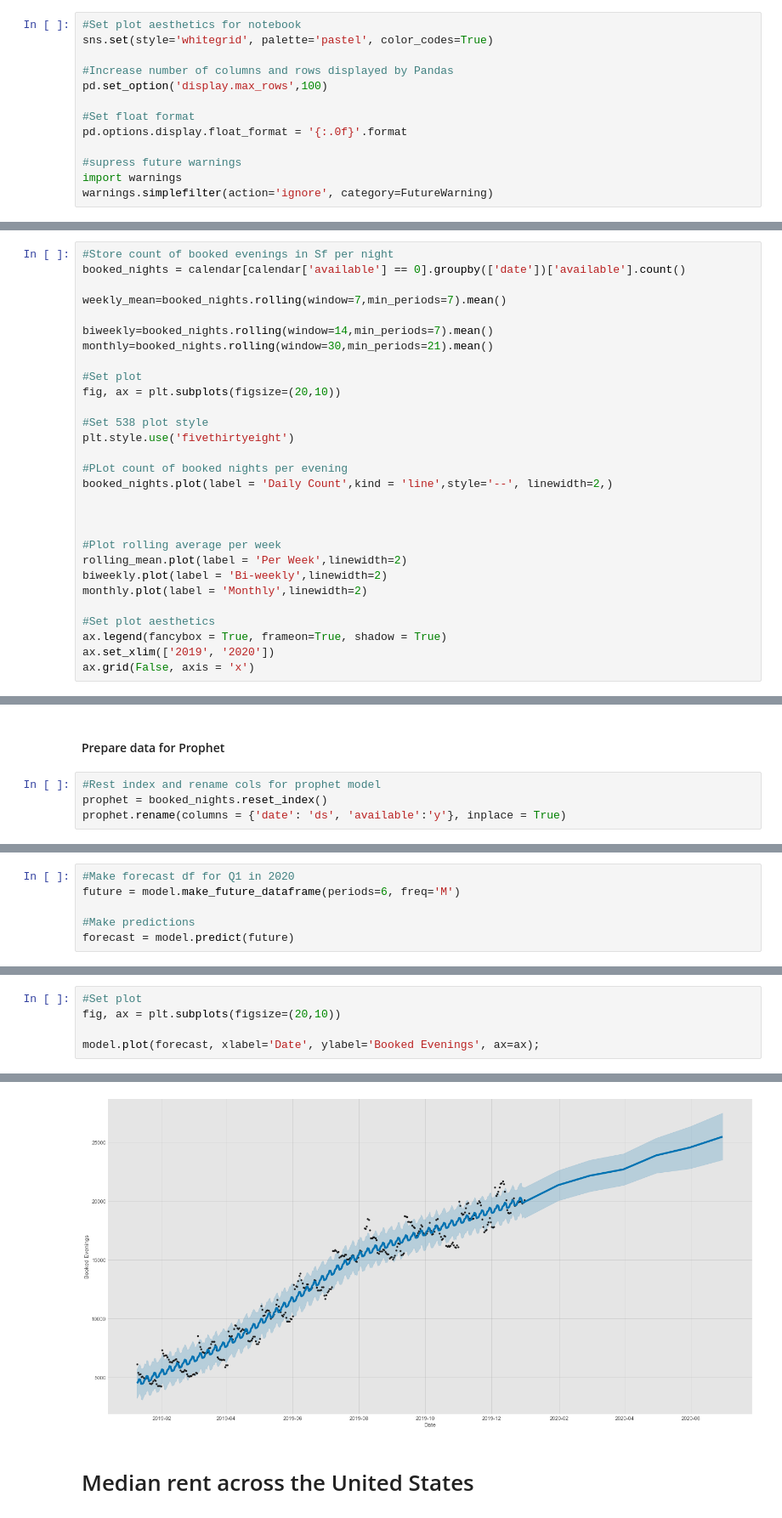
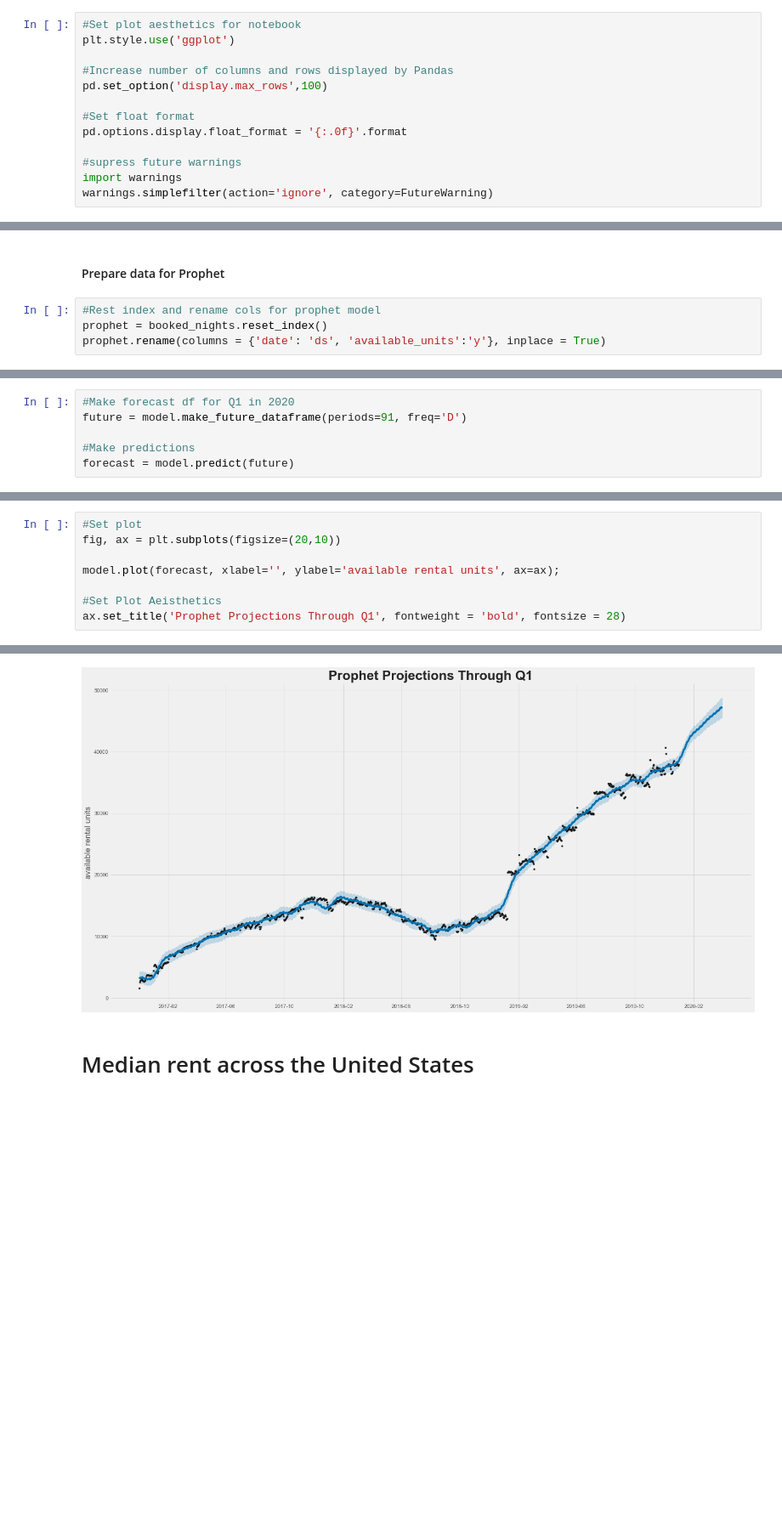
Before and after one commit to KishenSharma6/Airbnb-Analysis, a Jupyter notebook: Project Codes/05. Modeling/2020_0214_Calendar_TimeSeries.ipynb, the cells around one changed output, grey strips where cells are left out. Shown at 85% size. Saved outputs shown, nothing was run; the diff lists cells and outputs as text; blank space fills up the shorter version.

```diff
--- a/Project Codes/05. Modeling/2020_0214_Calendar_TimeSeries.ipynb
+++ b/Project Codes/05. Modeling/2020_0214_Calendar_TimeSeries.ipynb
@@ -33,7 +33,7 @@ zillow = pd.read_csv(path + '2020_0130_Zillow_Cleaned.csv', parse_dates=['Date']
 **Set notebook preferences**
 # %%
 #Set plot aesthetics for notebook
-sns.set(style='whitegrid', palette='pastel', color_codes=True)
+plt.style.use('ggplot')
 
 #Increase number of columns and rows displayed by Pandas
 pd.set_option('display.max_rows',100)
@@ -114,29 +157,0 @@ zillow.head()
-# %%
-#Store count of booked evenings in Sf per night
-booked_nights = calendar[calendar['available'] == 0].groupby(['date'])['available'].count()
-
-weekly_mean=booked_nights.rolling(window=7,min_periods=7).mean()
-
-biweekly=booked_nights.rolling(window=14,min_periods=7).mean()
-monthly=booked_nights.rolling(window=30,min_periods=21).mean()
-
-#Set plot
-fig, ax = plt.subplots(figsize=(20,10))
-
-#Set 538 plot style
-plt.style.use('fivethirtyeight')
-
-#PLot count of booked nights per evening
-booked_nights.plot(label = 'Daily Count',kind = 'line',style='--', linewidth=2,)
-
-
-
-#Plot rolling average per week
-rolling_mean.plot(label = 'Per Week',linewidth=2)
-biweekly.plot(label = 'Bi-weekly',linewidth=2)
-monthly.plot(label = 'Monthly',linewidth=2)
-
-#Set plot aesthetics
-ax.legend(fancybox = True, frameon=True, shadow = True)
-ax.set_xlim(['2019', '2020'])
-ax.grid(False, axis = 'x')
@@ -149,4 +222,4 @@ ax.grid(False, axis = 'x')
 # %%
 #Rest index and rename cols for prophet model
 prophet = booked_nights.reset_index()
-prophet.rename(columns = {'date': 'ds', 'available':'y'}, inplace = True)
+prophet.rename(columns = {'date': 'ds', 'available_units':'y'}, inplace = True)
@@ -175,7 +233,7 @@ INFO:fbprophet:Disabling daily seasonality. Run prophet with daily_seasonality=T
 <fbprophet.forecaster.Prophet at 0x...>
 # %%
 #Make forecast df for Q1 in 2020
-future = model.make_future_dataframe(periods=6, freq='M')
+future = model.make_future_dataframe(periods=91, freq='D')
 
 #Make predictions
 forecast = model.predict(future)
@@ -183,5 +256,8 @@ forecast = model.predict(future)
 #Set plot
 fig, ax = plt.subplots(figsize=(20,10))
 
-model.plot(forecast, xlabel='Date', ylabel='Booked Evenings', ax=ax);
+model.plot(forecast, xlabel='', ylabel='available rental units', ax=ax);
+
+#Set Plot Aeisthetics
+ax.set_title('Prophet Projections Through Q1', fontweight = 'bold', fontsize = 28)
 # %% [output]
@@ -188,4 +265,4 @@ model.plot(forecast, xlabel='Date', ylabel='Booked Evenings', ax=ax);
-[figure, old version]
+[figure, new version]
 # %% [markdown]
 # Median rent across the United States
 # %%
```
Also changed, not shown: parts of 21 cells of this notebook.
